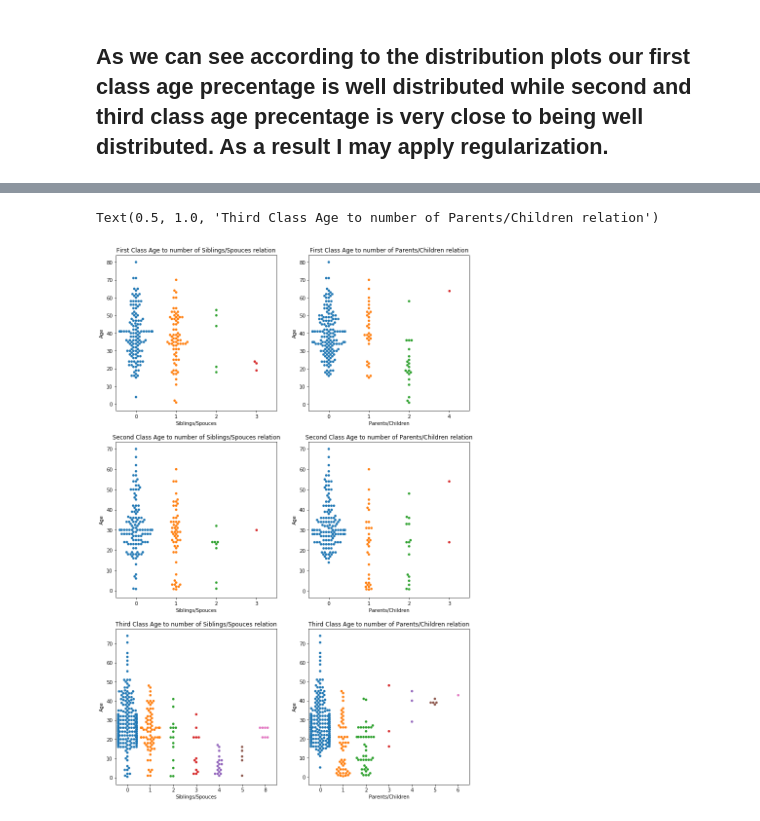
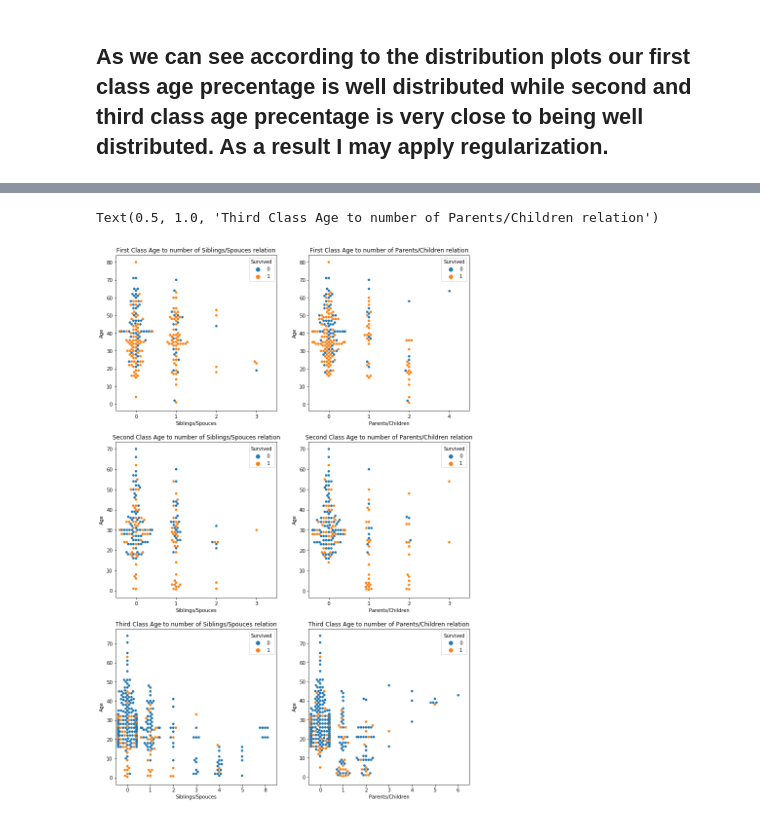
Before and after one commit to AlexOsokin97/Titanic_casuality_proj, a Jupyter notebook: Data Visualization and Analysis.ipynb, the cells around one changed output, grey strips where cells are left out. Saved outputs shown, nothing was run; the diff lists cells and outputs as text; code cells hidden in the pictures.

```diff
--- a/Data Visualization and Analysis.ipynb
+++ b/Data Visualization and Analysis.ipynb
@@ -103,35 +108,39 @@ Text(0.5, 1.0, 'Third Class Died(0)/Survived(1)')
 # %%
 f2, axes2 = plt.subplots(3,2)
 f2.set_size_inches(13,20)
 sns.swarmplot(x="SibSp", y="Age",
-             data=df_first_class, ax=axes2[0][0])
+             data=df_first_class,hue='Survived', ax=axes2[0][0])
 axes2[0][0].set_xlabel("Siblings/Spouces")
 axes2[0][0].set_title("First Class Age to number of Siblings/Spouces relation")
 
 sns.swarmplot(x="Parch", y="Age",
-              data=df_first_class, ax=axes2[0][1])
+              data=df_first_class,hue='Survived', ax=axes2[0][1])
 axes2[0][1].set_xlabel("Parents/Children")
 axes2[0][1].set_title("First Class Age to number of Parents/Children relation")
 
+##############################################################################################################################
+
 sns.swarmplot(x="SibSp", y="Age",
-             data=df_second_class, ax=axes2[1][0])
+             data=df_second_class,hue='Survived', ax=axes2[1][0])
 axes2[1][0].set_xlabel("Siblings/Spouces")
 axes2[1][0].set_title("Second Class Age to number of Siblings/Spouces relation")
 
 sns.swarmplot(x="Parch", y="Age",
-              data=df_second_class, ax=axes2[1][1])
+              data=df_second_class,hue='Survived', ax=axes2[1][1])
 axes2[1][1].set_xlabel("Parents/Children")
 axes2[1][1].set_title("Second Class Age to number of Parents/Children relation")
 
+##############################################################################################################################
+
 sns.swarmplot(x="SibSp", y="Age",
-             data=df_third_class, ax=axes2[2][0])
+             data=df_third_class,hue='Survived', ax=axes2[2][0])
 axes2[2][0].set_xlabel("Siblings/Spouces")
 axes2[2][0].set_title("Third Class Age to number of Siblings/Spouces relation")
 
 sns.swarmplot(x="Parch", y="Age",
-              data=df_third_class, ax=axes2[2][1])
+              data=df_third_class,hue='Survived', ax=axes2[2][1])
 axes2[2][1].set_xlabel("Parents/Children")
 axes2[2][1].set_title("Third Class Age to number of Parents/Children relation")
 # %% [output]
 Text(0.5, 1.0, 'Third Class Age to number of Parents/Children relation')
-[figure, old version]
+[figure, new version]
```
Also changed, not shown: parts of 6 cells of this notebook.
